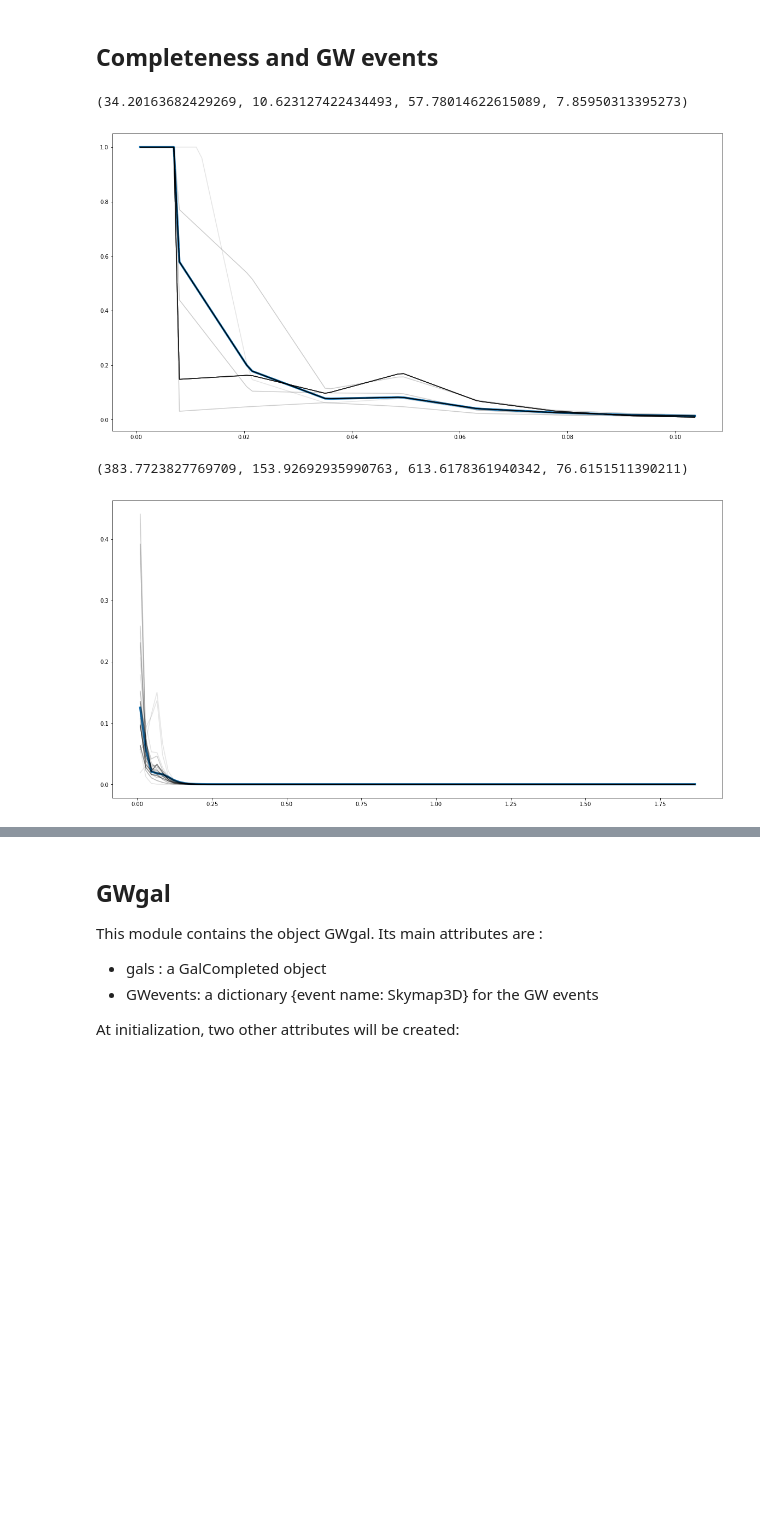
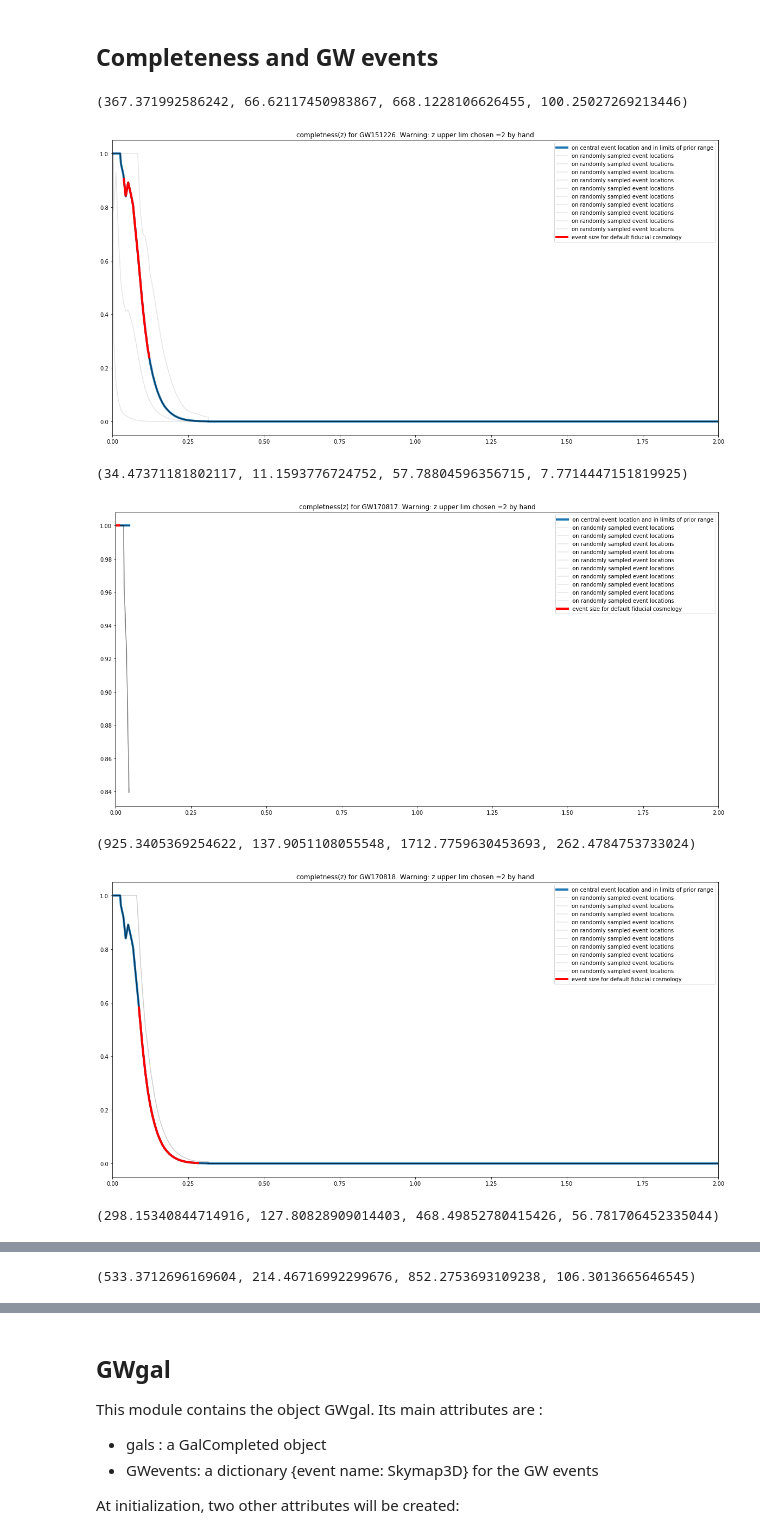
Before and after one commit to CosmoStatGW/DarkSirensStat, a Jupyter notebook: notebooks/Xi0Stat_tutorial.ipynb, the cells around one changed output, grey strips where cells are left out. Cells and saved outputs as stored; diff of their text form; code cells hidden in the pictures; blank space fills up the shorter version.

```diff
--- a/notebooks/Xi0Stat_tutorial.ipynb
+++ b/notebooks/Xi0Stat_tutorial.ipynb
@@ -66,4 +75,6 @@ If subset=True, the dictionary will contain only the events specified in subset_
 # Example: load skymaps of O2 events GW170817
 
 #O2 = get_all_events(loc='data/GW/O2/', subset=True, subset_names=['GW170817',])
-O2 = get_all_events(loc='data/GW/O2/', level=0.99)
+O2 = get_all_events(loc='data/GW/O2/', level=0.96)
+#O3 = get_all_events(loc='data/GW/O3/', level=0.96)
+#O2 = O3
@@ -82,17 +95,27 @@ O2['GW170817'].area(level=0.9)
 # %%
 compl = SkipCompleteness()
 
-compl = MaskCompleteness(comovingDensityGoal=0.1, nMasks=5, zRes=90)
+goal = get_SchNorm(phistar=phiBstar07, Lstar=LBstar07, alpha=alphaB07, Lcut=0.6)
+#goal = 0.1
 
-compl = SuperpixelCompleteness(comovingDensityGoal=0.1, angularRes=4, interpolateOmega=False, zRes=90)
+compl = MaskCompleteness(comovingDensityGoal=goal, nMasks=5, zRes=40)
+
+
+
+#compl = SuperpixelCompleteness(comovingDensityGoal=goal, angularRes=4, interpolateOmega=False, zRes=40)
 # %% [markdown]
 ## GLADE
 # %%
 # uncomment to compute posteriors and save. then put file into GLADE folder, comment, and proceed.
+#skipcompl = SkipCompleteness()
+#glade = GLADE('GLADE', skipcompl, useDirac=False, computePosterior=False, verbose=True, colnames_final = ['theta','phi','z','z_err', 'z_lower', 'z_lowerbound', 'z_upper', 'z_upperbound', 'w', 'K', 'B_Abs'])
+# glade.data.to_csv('posteriorglade.csv', index=False)
 
-#glade = GLADE('GLADE', compl, useDirac=False, computePosterior=True, verbose=True)
-#glade.data.to_csv('posteriorglade.csv', index=False)
+## ---------------------------------------------------------- ##
 
-glade = GLADE('GLADE', compl, useDirac=False, finalData='posteriorglade.csv', verbose=True)
+#glade = GLADE('GLADE', compl, useDirac=False, finalData='posteriorglade.csv', verbose=True)
+band = 'B'
+Lcut = 0.6
+glade = GLADE('GLADE', compl, useDirac=False, finalData='posteriorglade.csv', verbose=True, band=band, Lcut=Lcut)
 # %% [output]
 Directly loading final data posteriorglade.csv
@@ -106,21 +136,37 @@ Done.
 # %%
 for key, ev in O2.items():
     plt.figure(figsize=(20,10))
     print(ev.find_r_loc())
     zmin, zmax = ev.get_z_lims()
-    z = np.linspace(zmin, zmax, 100)
+    mu, l, u, sig = ev.find_r_loc(std_number=2)
+    zl = z_from_dLGW(l, H0=70, Xi0=1, n=nGlob)
+    zu = z_from_dLGW(u, H0=70, Xi0=1, n=nGlob)
+
+    z = np.linspace(zmin, zmax, 10000)
 
     c = glade.completeness(*ev.find_event_coords(polarCoords=True), z)
     plt.plot(z, c, linewidth=4)
     #plt.show()
 
-    theta, phi, _ = ev.sample_posterior(nSamples=50)
+    nSamples = 10
+    theta, phi, _ = ev.sample_posterior(nSamples=nSamples)
     c = glade.completeness(theta, phi, z)
     plt.plot(z, c.T, c='k', alpha=0.1)
+
+    z = np.linspace(zl, zu, 100)
+    c = glade.completeness(*ev.find_event_coords(polarCoords=True), z)
+    plt.plot(z, c, linewidth=4, c='r')
+    plt.title('completness(z) for ' + key  +'. Warning: z upper lim chosen =2 by hand')
+    plt.legend(['on central event location and in limits of prior range'] + nSamples*['on randomly sampled event locations'] + ['event size for default fiducial cosmology'])
     #plt.ylim([0,1])
+    plt.xlim([0,2])
+
     plt.show()
 # %% [output]
-(34.20163682429269, 10.623127422434493, 57.78014622615089, 7.85950313395273)
+(367.371992586242, 66.62117450983867, 668.1228106626455, 100.25027269213446)
-[figure, old version]
+[figure, new version]
-(383.7723827769709, 153.92692935990763, 613.6178361940342, 76.6151511390211)
+(34.47371181802117, 11.1593776724752, 57.78804596356715, 7.7714447151819925)
-[figure, old version]
+[figure, new version]
+(925.3405369254622, 137.9051108055548, 1712.7759630453693, 262.4784753733024)
+[figure, added]
+(298.15340844714916, 127.80828909014403, 468.49852780415426, 56.781706452335044)
@@ -126,0 +174 @@ for key, ev in O2.items():
+(533.3712696169604, 214.46716992299676, 852.2753693109238, 106.3013665646545)
```
Also changed, not shown: parts of 21 cells of this notebook, 6 other files.
